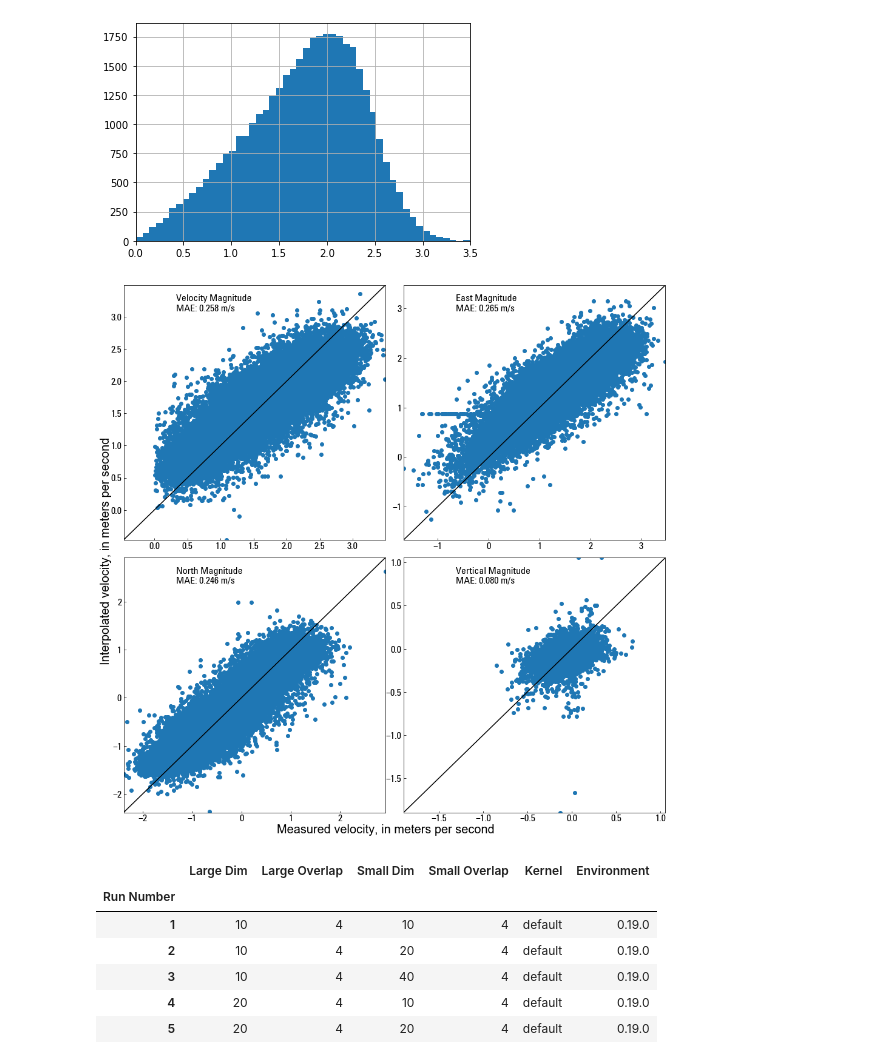
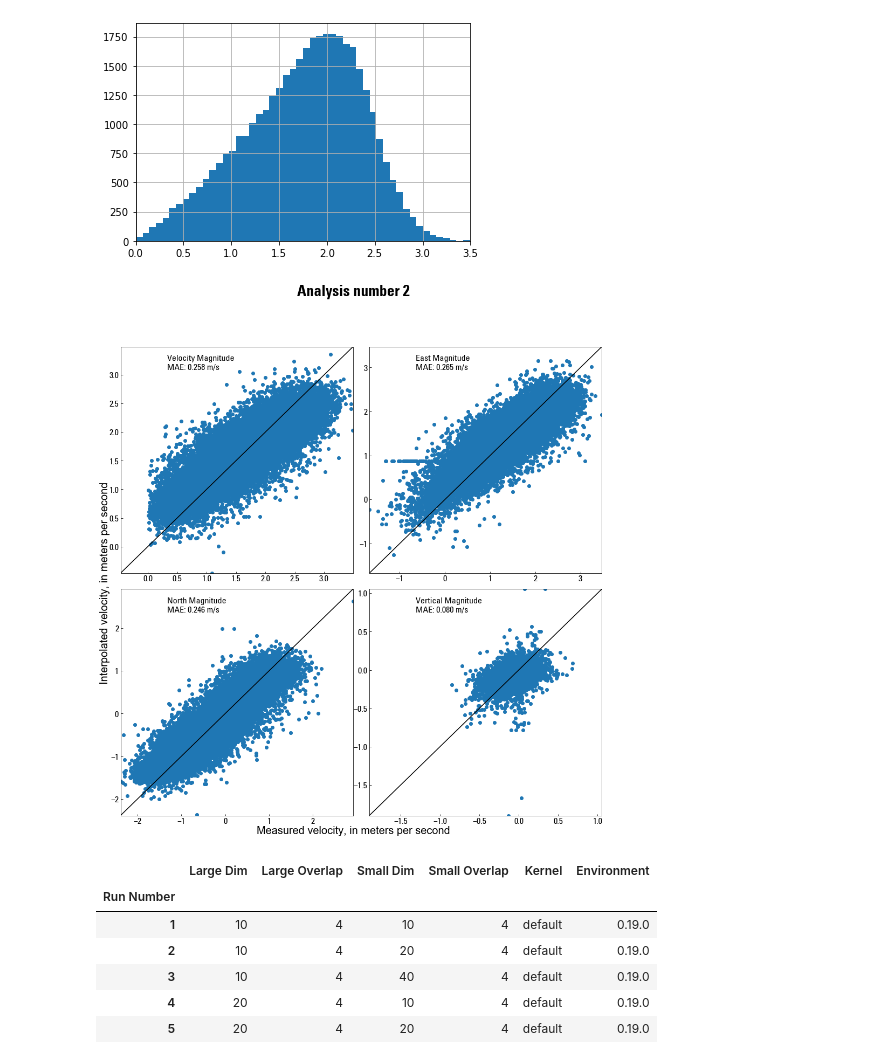
Before and after one commit to TauCritical/adcpkrig, a Jupyter notebook: Prototype.ipynb, the cells around one changed output. Drawn from its saved outputs; the diff is of its cells as text; code cells hidden in the pictures.

Commit message:
update plotting style for comparing trials

```diff
--- a/Prototype.ipynb
+++ b/Prototype.ipynb
@@ -166,9 +166,9 @@ ax.set_xlim(0,3.5)
 # %%
 anal1.calcaccuracy()
 # %%
-anal1.plotscatter()
+anal1.plotscatter(2)
 # %% [output]
-[figure, old version]
+[figure, new version]
 # %%
 runs = pd.read_csv('batch numbers.csv',index_col=0)
 runs
```
Also changed, not shown: parts of 1 cell of this notebook, 1 other file.
